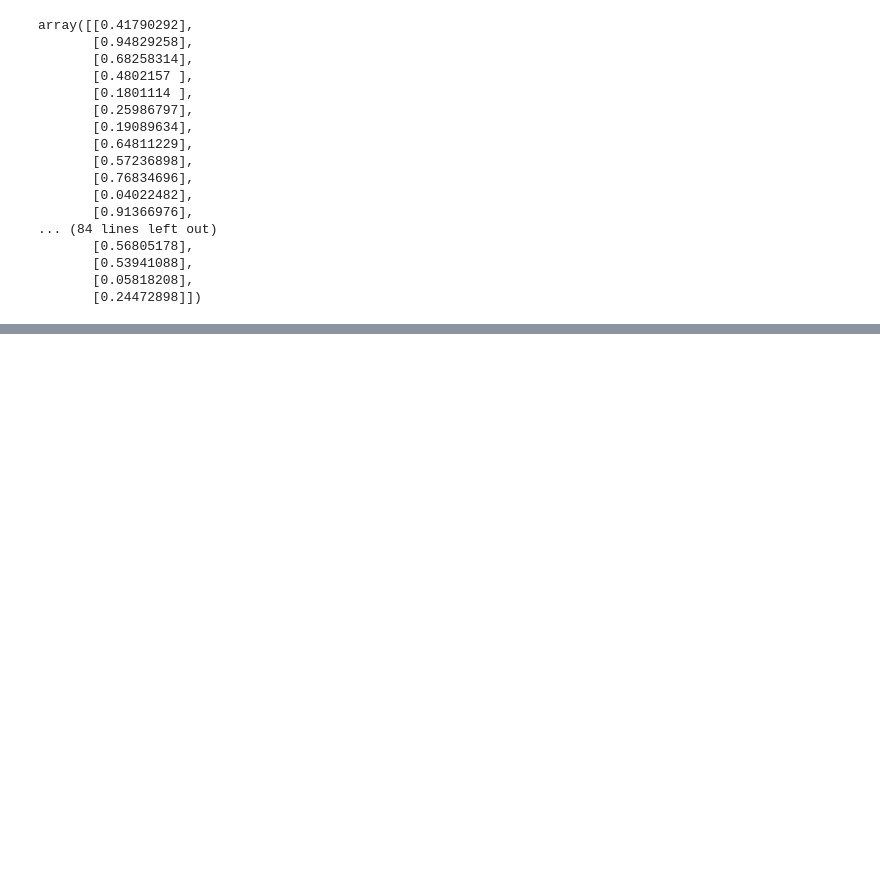
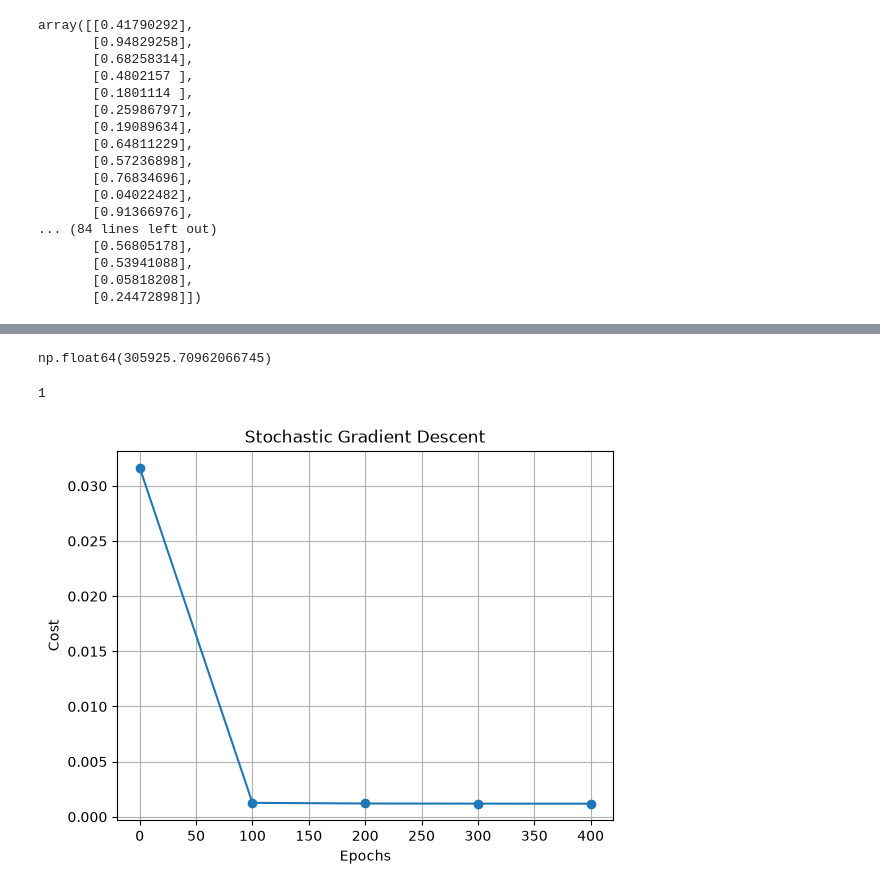
Before and after one commit to boogey004/Deep-Learning, a Jupyter notebook: Gradient Descent/StocasticGD.ipynb, the cells around one changed output, grey strips where cells are left out. Drawn from its saved outputs; the diff is of its cells as text; code cells hidden in the pictures; blank space fills up the shorter version.

```diff
--- a/Gradient Descent/StocasticGD.ipynb
+++ b/Gradient Descent/StocasticGD.ipynb
@@ -97,0 +117,51 @@ def batch_gradient_descent(X, y_true, epochs, learning_rate=0.01):
+# %%
+def predict(area, bedrooms, w, b):
+    scaled_X = sx.transform([[area, bedrooms]])
+    scaled_price = w[0, 0] * scaled_X[0][0] + w[1, 0] * scaled_X[0][1] + b
+    return sy.inverse_transform([[scaled_price]])[0][0]
+
+predict(1600, 2, w, b)
+# %% [output]
+np.float64(305925.70962066745)
+# %%
+import random
+random.randint(0, 10)
+# %% [output]
+1
+# %%
+def stochastic_gradient_descent(X, y_true, epochs, learning_rate=0.01):
+    number_of_features = X.shape[1]
+    w_sgd = np.ones((number_of_features, 1))
+    b_sgd = 0.0
+    cost_list_sgd = []
+    epochs_list_sgd = []
+
+    for epoch in range(epochs):
+        for index in np.random.permutation(X.shape[0]):
+            x_sample = X[index:index + 1]
+            y_sample = y_true[index:index + 1]
+
+            error = np.dot(x_sample, w_sgd) + b_sgd - y_sample
+            w_sgd -= learning_rate * 2 * np.dot(x_sample.T, error)
+            b_sgd -= learning_rate * 2 * error.item()
+
+        if epoch % 100 == 0:
+            predictions = np.dot(X, w_sgd) + b_sgd
+            cost_list_sgd.append(np.mean((y_true - predictions) ** 2))
+            epochs_list_sgd.append(epoch)
+
+    return w_sgd, b_sgd, cost_list_sgd, epochs_list_sgd
+
+
+w_sgd, b_sgd, cost_list_sgd, epochs_list_sgd = stochastic_gradient_descent(
+    scaled_X, scaled_y, epochs=500
+)
+# %%
+plt.plot(epochs_list_sgd, cost_list_sgd, marker="o")
+plt.xlabel("Epochs")
+plt.ylabel("Cost")
+plt.title("Stochastic Gradient Descent")
+plt.grid(True)
+plt.show()
+# %% [output]
+[figure, added]
```
Also changed, not shown: parts of 5 cells of this notebook.
